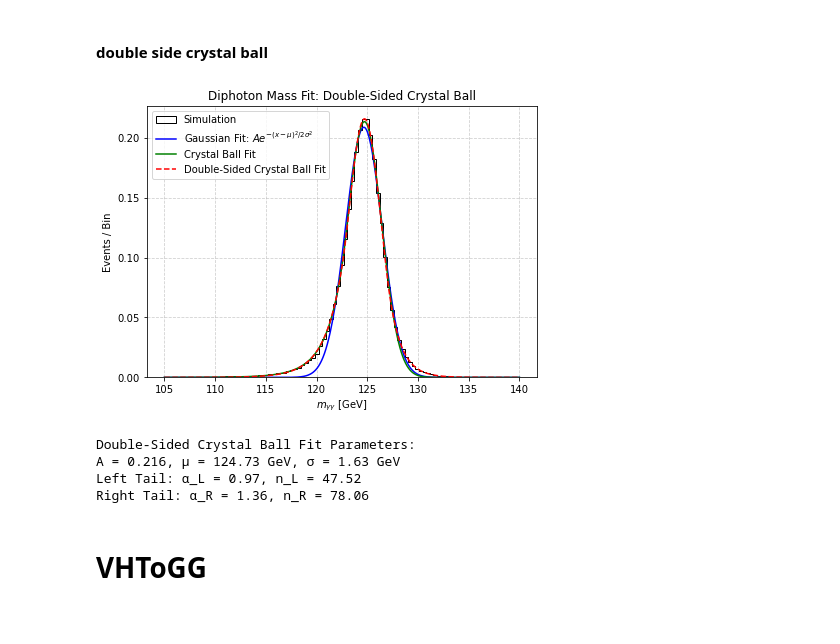
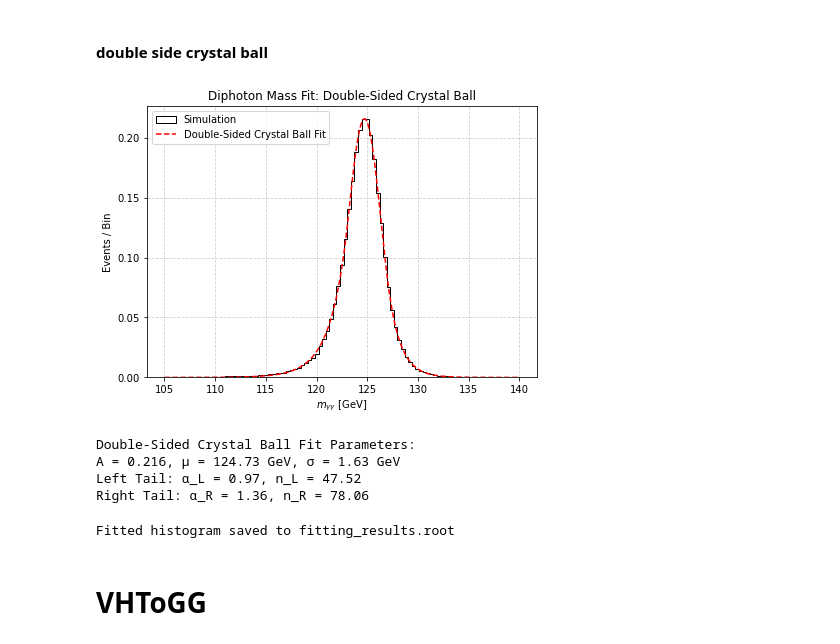
Before and after one commit to tiwariPC/hhbbgg_AwkwardAnalyzer, a Jupyter notebook: stats_study/notebook_signal_fitting/background_fit_resonant.ipynb, the cells around one changed output. Drawn from its saved outputs; the diff is of its cells as text; code cells hidden in the pictures.

```diff
--- a/stats_study/notebook_signal_fitting/background_fit_resonant.ipynb
+++ b/stats_study/notebook_signal_fitting/background_fit_resonant.ipynb
@@ -519,43 +329,66 @@ params_dscb, _ = curve_fit(double_sided_crystal_ball, bin_centers, hist, p0=p0_d
 # Generate fitted curve
 x_fit = np.linspace(105, 140, 500)
 y_dscb = double_sided_crystal_ball(x_fit, *params_dscb)
 
 # Plot histogram
 plt.figure(figsize=(7, 5))
 plt.hist(diphoton_mass_np, bins=bins, density=True, histtype="step", color="black", label="Simulation")
 
 # Plot Gaussian fit
-plt.plot(x_fit, y_gaussian, color="blue", linestyle="-", label=r"Gaussian Fit: $A e^{-(x-\mu)^2 / 2\sigma^2}$")
+# plt.plot(x_fit, y_gaussian, color="blue", linestyle="-", label=r"Gaussian Fit: $A e^{-(x-\mu)^2 / 2\sigma^2}$")
 
-# Plot Crystal Ball fit
-plt.plot(x_fit, y_cb, color="green", linestyle="-", label=r"Crystal Ball Fit")
+# # Plot Crystal Ball fit
+# plt.plot(x_fit, y_cb, color="green", linestyle="-", label=r"Crystal Ball Fit")
 
 # Plot DSCB fit
 plt.plot(x_fit, y_dscb, color="red", linestyle="--", label="Double-Sided Crystal Ball Fit")
 
 # Labels and formatting
 plt.xlabel(r"$m_{\gamma\gamma}$ [GeV]")
 plt.ylabel("Events / Bin")
 plt.legend()
 plt.title("Diphoton Mass Fit: Double-Sided Crystal Ball")
 plt.grid(True, linestyle="--", alpha=0.6)
 
 # Save the plot
-plt.savefig("/afs/cern.ch/user/s/sraj/sraj/www/CUA/HH-bbgg/stat_study/background_diphoton/comparison_fitting_VBFHToGG_fitting_DSCB.pdf")
-plt.savefig("/afs/cern.ch/user/s/sraj/sraj/www/CUA/HH-bbgg/stat_study/background_diphoton/comparison_fitting_VBFHToGG_fitting_DSCB.png")
+plt.savefig("/afs/cern.ch/user/s/sraj/sraj/www/CUA/HH-bbgg/stat_study/background_diphoton/fitting_VBFHToGG_fitting_DSCB.pdf")
+plt.savefig("/afs/cern.ch/user/s/sraj/sraj/www/CUA/HH-bbgg/stat_study/background_diphoton/fitting_VBFHToGG_fitting_DSCB.png")
 plt.show()
 
 # Print fit parameters
 print(f"Double-Sided Crystal Ball Fit Parameters:")
 print(f"A = {params_dscb[0]:.3f}, μ = {params_dscb[1]:.2f} GeV, σ = {params_dscb[2]:.2f} GeV")
 print(f"Left Tail: α_L = {params_dscb[3]:.2f}, n_L = {params_dscb[4]:.2f}")
 print(f"Right Tail: α_R = {params_dscb[5]:.2f}, n_R = {params_dscb[6]:.2f}")
 # %% [output]
-[figure, old version]
+[figure, new version]
 Double-Sided Crystal Ball Fit Parameters:
 A = 0.216, μ = 124.73 GeV, σ = 1.63 GeV
 Left Tail: α_L = 0.97, n_L = 47.52
 Right Tail: α_R = 1.36, n_R = 78.06
+# %%
+# Save the fitted shape (histogram) to a ROOT file
+root_file_path = "fitting_results.root"
+
+# Create a new ROOT file
+root_file = ROOT.TFile(root_file_path, "UPDATE")
+
+# Create a histogram for the fitted function
+hist_fit = ROOT.TH1F("VBFHToGG", "Fitted DSCB Shape", len(bin_edges)-1, bin_edges)
+
+# Fill the histogram with the fitted function values
+for i in range(len(bin_centers)):
+    hist_fit.SetBinContent(i+1, y_dscb[i])
+
+# Save the histogram to the ROOT file
+hist_fit.Write()
+
+# Close the ROOT file
+root_file.Close()
+
+print(f"Fitted histogram saved to {root_file_path}")
+# %% [output]
+Fitted histogram saved to fitting_results.root
 # %% [markdown]
 # VHToGG
 # %%
```
Also changed, not shown: parts of 8 cells of this notebook, 5 other files.
